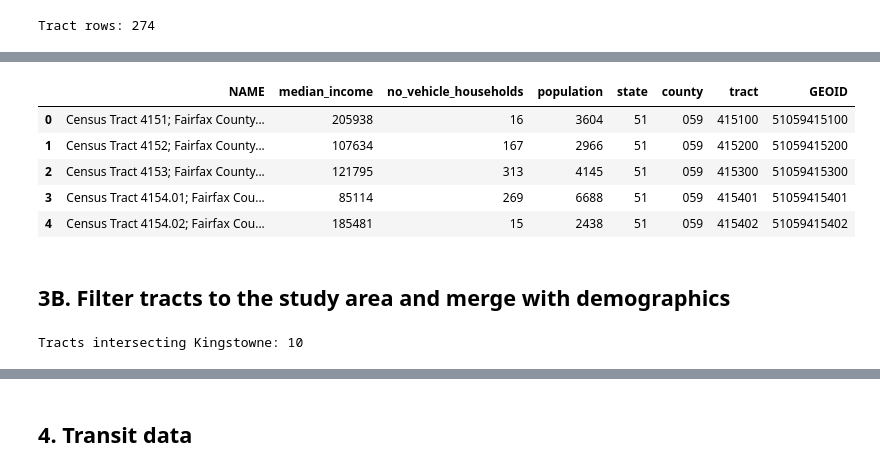
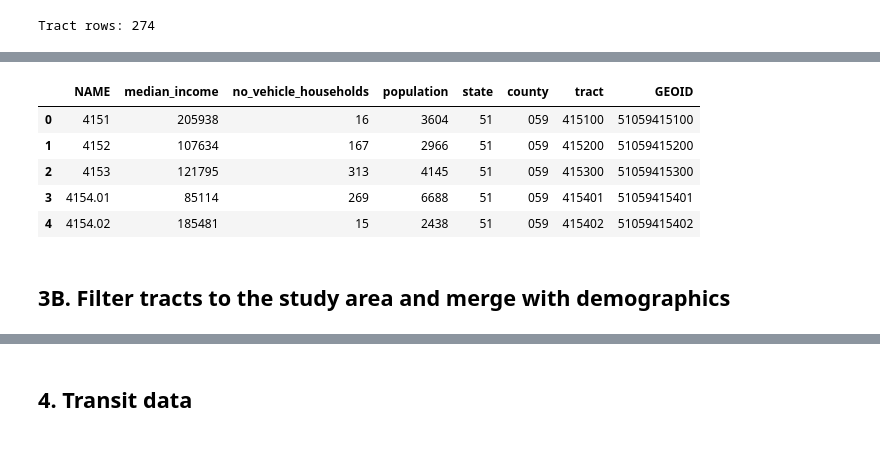
Before and after one commit to neoladsouza/kingstowne-urban-accessibility, a Jupyter notebook: project/notebooks/01_data_acquisition.ipynb, the cells around one changed output, grey strips where cells are left out. Cells and saved outputs as stored; diff of their text form; code cells hidden in the pictures.

```diff
--- a/project/notebooks/01_data_acquisition.ipynb
+++ b/project/notebooks/01_data_acquisition.ipynb
@@ -117,20 +161,17 @@ Tract rows: 274
+# %%
+acs_df["NAME"] = acs_df["NAME"].apply(lambda name: name.split(";")[0][13:])
+acs_df.head()
+# %% [output]
+|  | NAME | median_income | no_vehicle_households | population | state | county | tract | GEOID |
+| 0 | 4151 | 205938 | 16 | 3604 | 51 | 059 | 415100 | 51059415100 |
+| 1 | 4152 | 107634 | 167 | 2966 | 51 | 059 | 415200 | 51059415200 |
+| 2 | 4153 | 121795 | 313 | 4145 | 51 | 059 | 415300 | 51059415300 |
+| 3 | 4154.01 | 85114 | 269 | 6688 | 51 | 059 | 415401 | 51059415401 |
+| 4 | 4154.02 | 185481 | 15 | 2438 | 51 | 059 | 415402 | 51059415402 |
 # %%
-acs_df[acs_df["population"] > 0].head()
+acs_df = acs_df[acs_df["population"] > 0]
-# %% [output]
-|  | NAME | median_income | no_vehicle_households | population | state | county | tract | GEOID |
-| 0 | Census Tract 4151; Fairfax County... | 205938 | 16 | 3604 | 51 | 059 | 415100 | 51059415100 |
-| 1 | Census Tract 4152; Fairfax County... | 107634 | 167 | 2966 | 51 | 059 | 415200 | 51059415200 |
-| 2 | Census Tract 4153; Fairfax County... | 121795 | 313 | 4145 | 51 | 059 | 415300 | 51059415300 |
-| 3 | Census Tract 4154.01; Fairfax Cou... | 85114 | 269 | 6688 | 51 | 059 | 415401 | 51059415401 |
-| 4 | Census Tract 4154.02; Fairfax Cou... | 185481 | 15 | 2438 | 51 | 059 | 415402 | 51059415402 |
 # %% [markdown]
 ## 3B. Filter tracts to the study area and merge with demographics
 # %%
 city_boundary = ox.geocode_to_gdf(PLACE)
 city_boundary = city_boundary.to_crs(tracts.crs)
-
-tracts_in_city = gpd.sjoin(tracts, city_boundary, predicate="intersects", how="inner")
-tracts_in_city = tracts_in_city.drop(columns=[c for c in tracts_in_city.columns if c.endswith("_right")])
-print(f"Tracts intersecting {CITY}: {len(tracts_in_city)}")
-# %% [output]
-Tracts intersecting Kingstowne: 10
```
Also changed, not shown: parts of 13 cells of this notebook, 2 other files.
